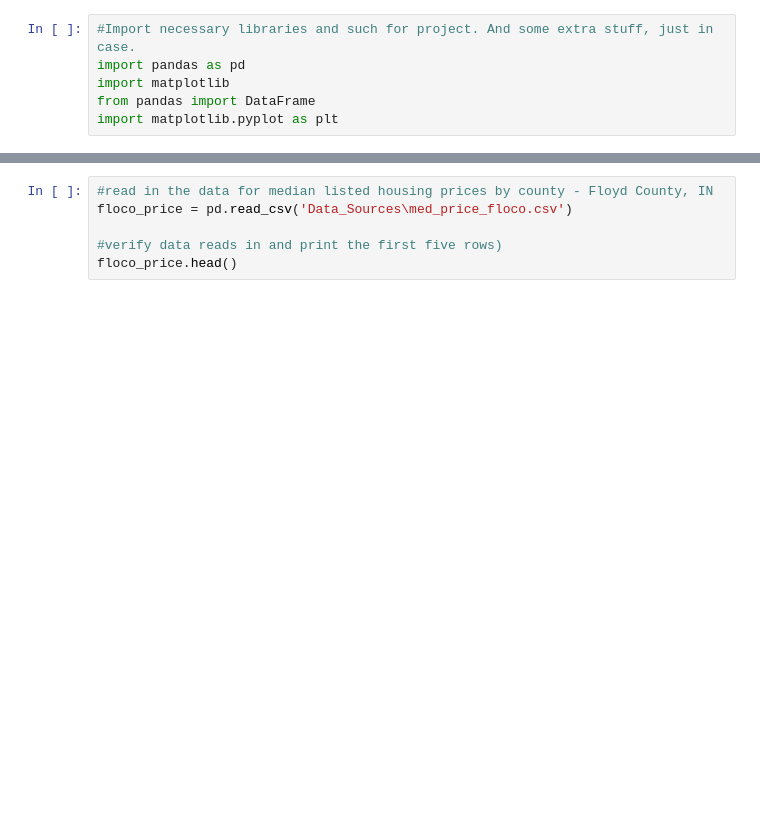
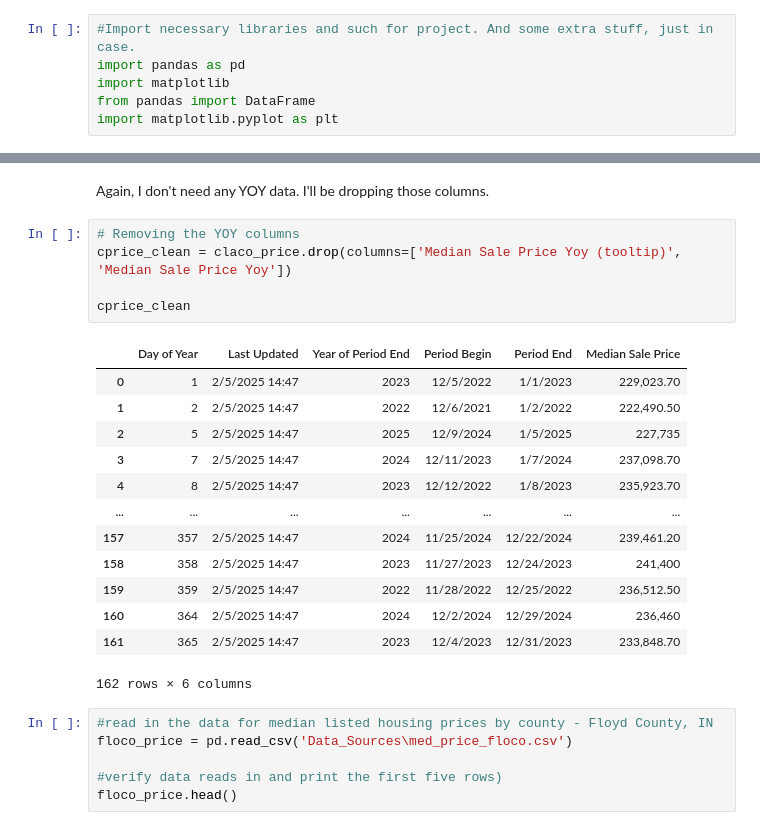
Before and after one commit to RachTheRad/SoIN_Housing_Analysis, a Jupyter notebook: HouAna_Capstone.ipynb, the cells around one changed output, grey strips where cells are left out. Cells and saved outputs as stored; diff of their text form; blank space fills up the shorter version.

```diff
--- a/HouAna_Capstone.ipynb
+++ b/HouAna_Capstone.ipynb
@@ -63,3 +193,24 @@ claco_price.head()
+# %% [markdown]
+Again, I don't need any YOY data. I'll be dropping those columns.
+# %%
+# Removing the YOY columns
+cprice_clean = claco_price.drop(columns=['Median Sale Price Yoy (tooltip)', 'Median Sale Price Yoy'])
+
+cprice_clean
+# %% [output]
+|  | Day of Year | Last Updated | Year of Period End | Period Begin | Period End | Median Sale Price |
+| 0 | 1 | 2/5/2025 14:47 | 2023 | 12/5/2022 | 1/1/2023 | 229,023.70 |
+| 1 | 2 | 2/5/2025 14:47 | 2022 | 12/6/2021 | 1/2/2022 | 222,490.50 |
+| 2 | 5 | 2/5/2025 14:47 | 2025 | 12/9/2024 | 1/5/2025 | 227,735 |
+| 3 | 7 | 2/5/2025 14:47 | 2024 | 12/11/2023 | 1/7/2024 | 237,098.70 |
+| 4 | 8 | 2/5/2025 14:47 | 2023 | 12/12/2022 | 1/8/2023 | 235,923.70 |
+| ... | ... | ... | ... | ... | ... | ... |
+| 157 | 357 | 2/5/2025 14:47 | 2024 | 11/25/2024 | 12/22/2024 | 239,461.20 |
+| 158 | 358 | 2/5/2025 14:47 | 2023 | 11/27/2023 | 12/24/2023 | 241,400 |
+| 159 | 359 | 2/5/2025 14:47 | 2022 | 11/28/2022 | 12/25/2022 | 236,512.50 |
+| 160 | 364 | 2/5/2025 14:47 | 2024 | 12/2/2024 | 12/29/2024 | 236,460 |
+| 161 | 365 | 2/5/2025 14:47 | 2023 | 12/4/2023 | 12/31/2023 | 233,848.70 |
+162 rows × 6 columns
 # %%
 #read in the data for median listed housing prices by county - Floyd County, IN
 floco_price = pd.read_csv('Data_Sources\med_price_floco.csv')
```
Also changed, not shown: parts of 15 cells of this notebook, 6 other files.
